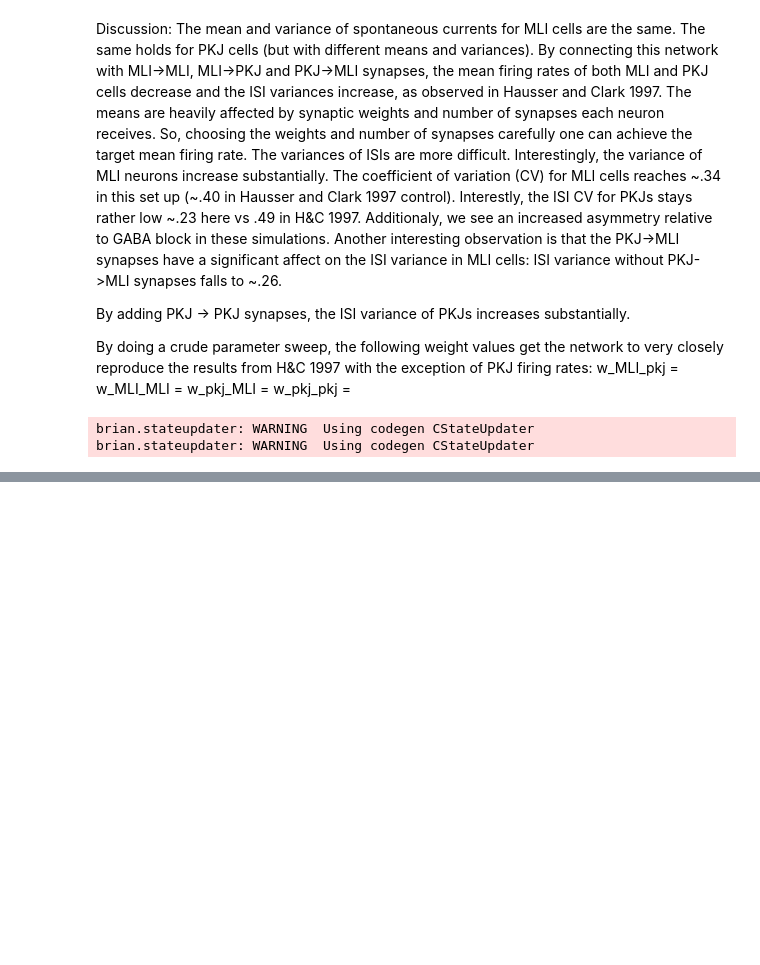
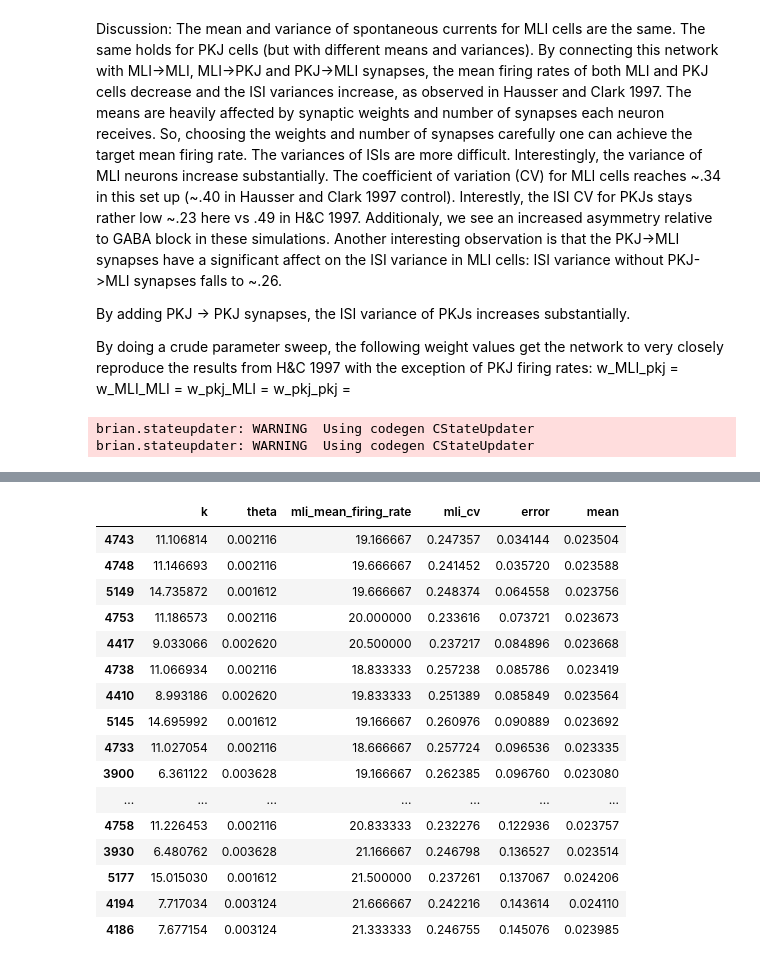
Before and after one commit to blennon/research, a Jupyter notebook: neuron_models/notebooks/MLI_PKJ_ISI.ipynb, the cells around one changed output, grey strips where cells are left out. Saved outputs shown, nothing was run; the diff lists cells and outputs as text; code cells hidden in the pictures; blank space fills up the shorter version.

```diff
--- a/neuron_models/notebooks/MLI_PKJ_ISI.ipynb
+++ b/neuron_models/notebooks/MLI_PKJ_ISI.ipynb
@@ -133,0 +151,25 @@ from pandas import *
+# %%
+with open('/home/bill/research/data/neuron_models/molecular_layer/mli_current_param_sweep/2013-10-15T12:11:36.996754/results.txt') as f:
+    results = read_csv(f,delimiter='\t')
+target = array([19.1,.24])
+results['error'] = ((results.ix[:,-2:] - target).abs()/target).sum(axis=1)
+results['mean'] = results.ix[:,0] * results.ix[:,1]
+results.sort(columns='error')[:20]
+# %% [output]
+|  | k | theta | mli_mean_firing_rate | mli_cv | error | mean |
+| 4743 | 11.106814 | 0.002116 | 19.166667 | 0.247357 | 0.034144 | 0.023504 |
+| 4748 | 11.146693 | 0.002116 | 19.666667 | 0.241452 | 0.035720 | 0.023588 |
+| 5149 | 14.735872 | 0.001612 | 19.666667 | 0.248374 | 0.064558 | 0.023756 |
+| 4753 | 11.186573 | 0.002116 | 20.000000 | 0.233616 | 0.073721 | 0.023673 |
+| 4417 | 9.033066 | 0.002620 | 20.500000 | 0.237217 | 0.084896 | 0.023668 |
+| 4738 | 11.066934 | 0.002116 | 18.833333 | 0.257238 | 0.085786 | 0.023419 |
+| 4410 | 8.993186 | 0.002620 | 19.833333 | 0.251389 | 0.085849 | 0.023564 |
+| 5145 | 14.695992 | 0.001612 | 19.166667 | 0.260976 | 0.090889 | 0.023692 |
+| 4733 | 11.027054 | 0.002116 | 18.666667 | 0.257724 | 0.096536 | 0.023335 |
+| 3900 | 6.361122 | 0.003628 | 19.166667 | 0.262385 | 0.096760 | 0.023080 |
+| ... | ... | ... | ... | ... | ... | ... |
+| 4758 | 11.226453 | 0.002116 | 20.833333 | 0.232276 | 0.122936 | 0.023757 |
+| 3930 | 6.480762 | 0.003628 | 21.166667 | 0.246798 | 0.136527 | 0.023514 |
+| 5177 | 15.015030 | 0.001612 | 21.500000 | 0.237261 | 0.137067 | 0.024206 |
+| 4194 | 7.717034 | 0.003124 | 21.666667 | 0.242216 | 0.143614 | 0.024110 |
+| 4186 | 7.677154 | 0.003124 | 21.333333 | 0.246755 | 0.145076 | 0.023985 |
```
Also changed, not shown: parts of 19 cells of this notebook, 12 other files.
